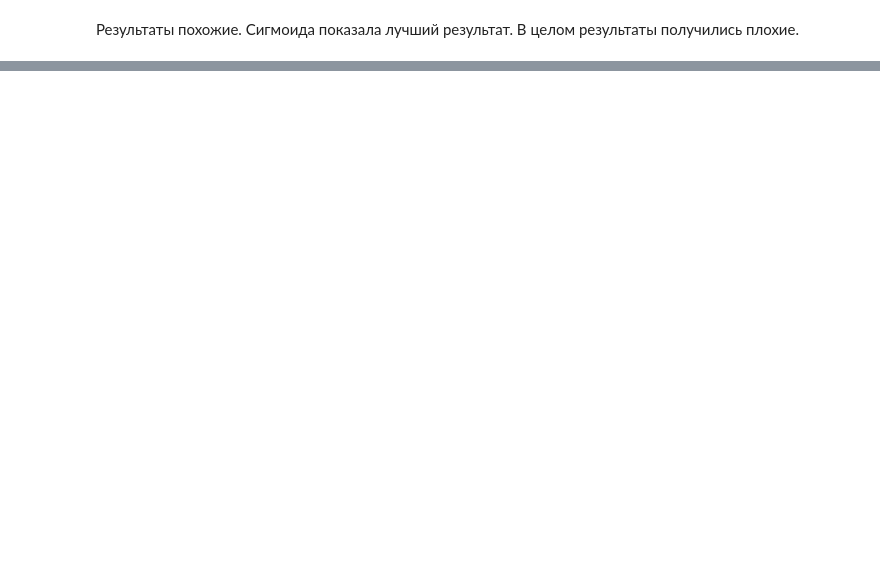
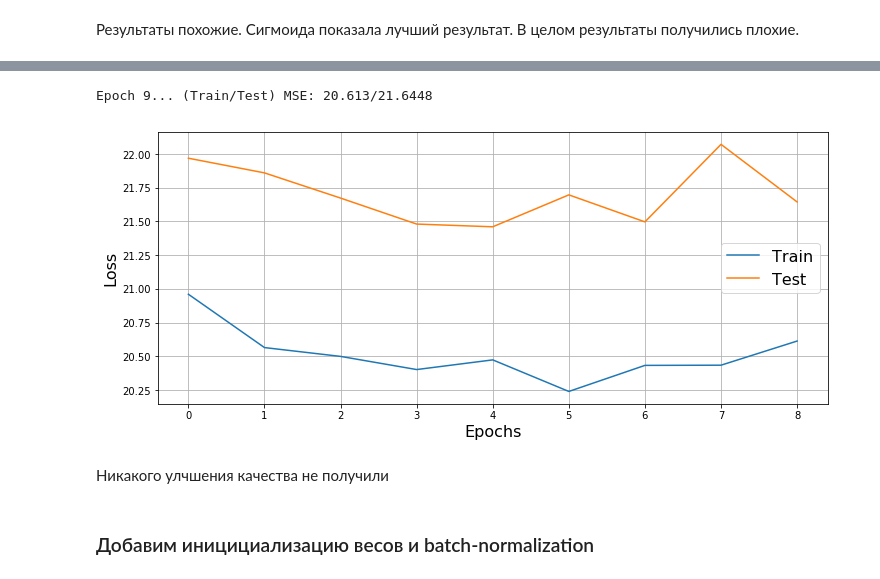
Before and after one commit to Pauliwb/neural-network, a Jupyter notebook: Seminar_3/practice/Practice task 3, PyTorch Introduction [SOLVED].ipynb, the cells around one changed output, grey strips where cells are left out. Cells and saved outputs as stored; diff of their text form; code cells hidden in the pictures; blank space fills up the shorter version.

```diff
--- a/Seminar_3/practice/Practice task 3, PyTorch Introduction [SOLVED].ipynb
+++ b/Seminar_3/practice/Practice task 3, PyTorch Introduction [SOLVED].ipynb
@@ -307,0 +332,15 @@ from torch.nn import  BatchNorm1d, BatchNorm2d, Dropout
+# %%
+network = Sequential(Linear(1 * 96 * 96, 200),Dropout(0.3),
+                     Sigmoid(),
+                     Linear(200, 200), Dropout(0.3),
+                     Sigmoid(),
+                     Linear(200, 2 * 68))
+
+test_Sigmoid_2_Drop = train(network, 10, 1e-1)
+# %% [output]
+Epoch 9... (Train/Test) MSE: 20.613/21.6448
+[figure, added]
+# %% [markdown]
+Никакого улчшения качества не получили
+# %% [markdown]
+### Добавим иницициализацию весов и batch-normalization
```
Also changed, not shown: parts of 16 cells of this notebook.
